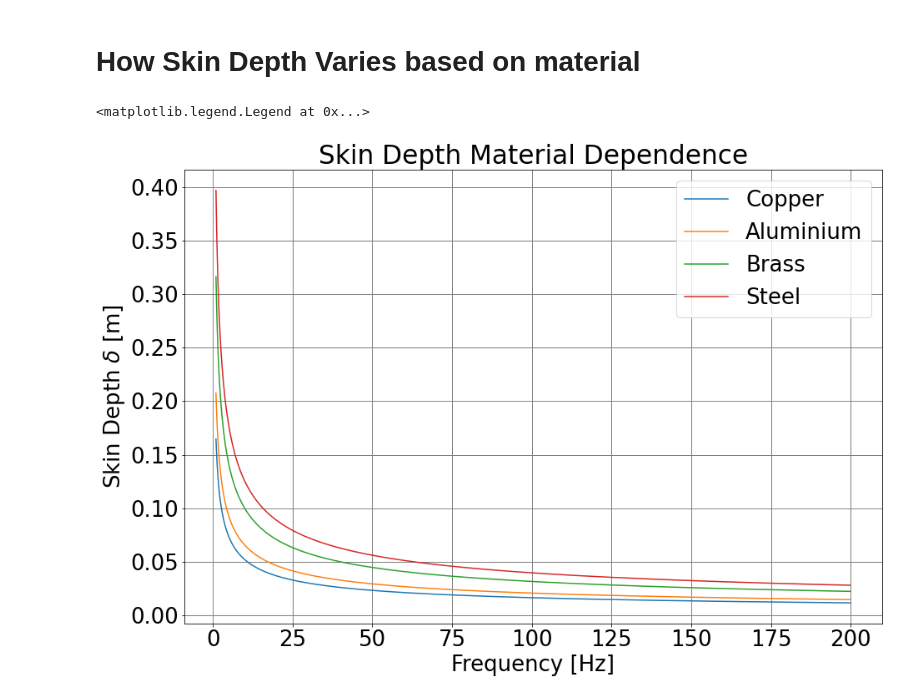
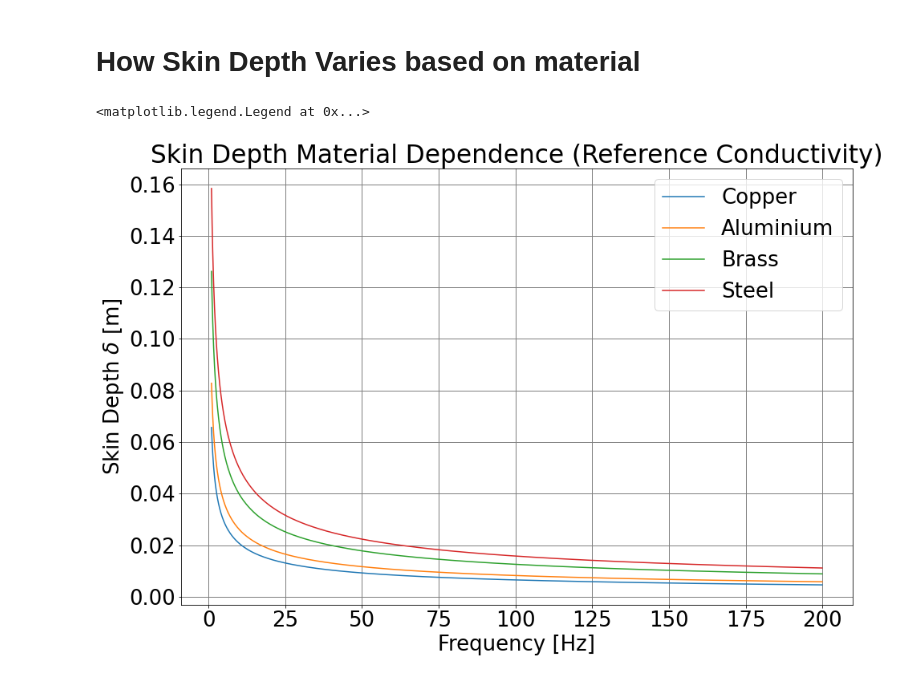
Before and after one commit to daraghhollman/UCD_PASS_Labs, a Jupyter notebook: Skin Depth/Python/Skin Depth.ipynb, the cells around one changed output. Cells and saved outputs as stored; diff of their text form; code cells hidden in the pictures.

```diff
--- a/Skin Depth/Python/Skin Depth.ipynb
+++ b/Skin Depth/Python/Skin Depth.ipynb
@@ -286,7 +286,7 @@ actual_bConductivity = 15.9e6
 actual_sConductivity = 10.1e6
 # %%
 def skinDepth(conductivity, frequency, mu=1.257e-6):
-    return np.sqrt(2 / (mu * conductivity * frequency))
+    return np.sqrt(1 / (mu * np.pi * conductivity * frequency))
 # %%
 # Skin depth for copper at varying frequencies
 print(f"1 kHz: {skinDepth(actual_cConductivity,  1*10e3) * 10**3} mm")
@@ -309,16 +309,16 @@ print(f"60 kHz: {skinDepth(actual_cConductivity, 60*10e3) * 10**3} mm")
 # %%
 frequencyRange = np.arange(1, 200, 0.1)
 
 plt.plot(frequencyRange, skinDepth(actual_cConductivity, frequencyRange), label = "Copper")
 plt.plot(frequencyRange, skinDepth(actual_aConductivity, frequencyRange), label = "Aluminium")
 plt.plot(frequencyRange, skinDepth(actual_bConductivity, frequencyRange), label = "Brass")
 plt.plot(frequencyRange, skinDepth(actual_sConductivity, frequencyRange), label = "Steel")
 
 plt.grid(color='grey', linestyle='-', linewidth=1)
 plt.xlabel(r"Frequency [Hz]")
 plt.ylabel(r"Skin Depth $\delta$ [m]")
-plt.title("Skin Depth Material Dependence")
+plt.title("Skin Depth Material Dependence (Reference Conductivity)")
 plt.legend()
 # %% [output]
 <matplotlib.legend.Legend at 0x...>
-[figure, old version]
+[figure, new version]
```
Also changed, not shown: parts of 4 cells of this notebook, 10 other files.
